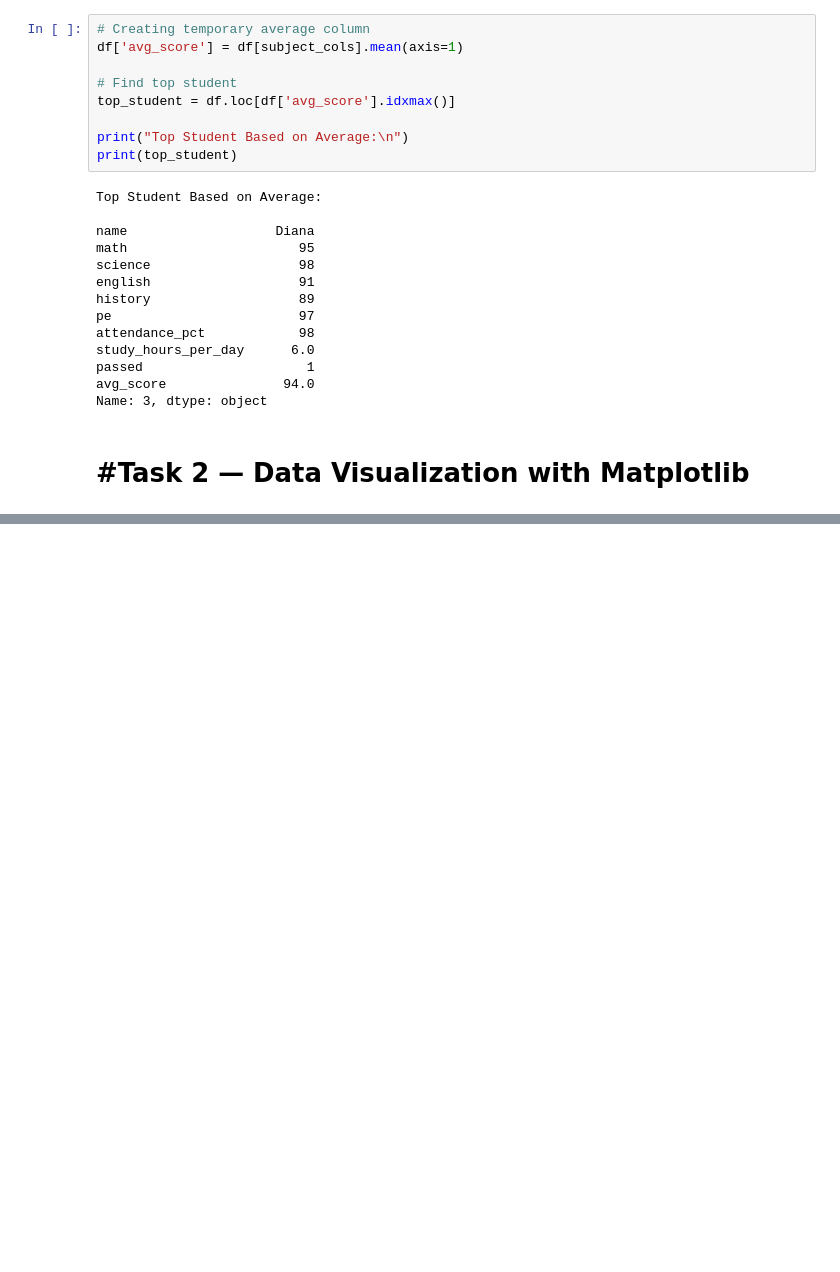
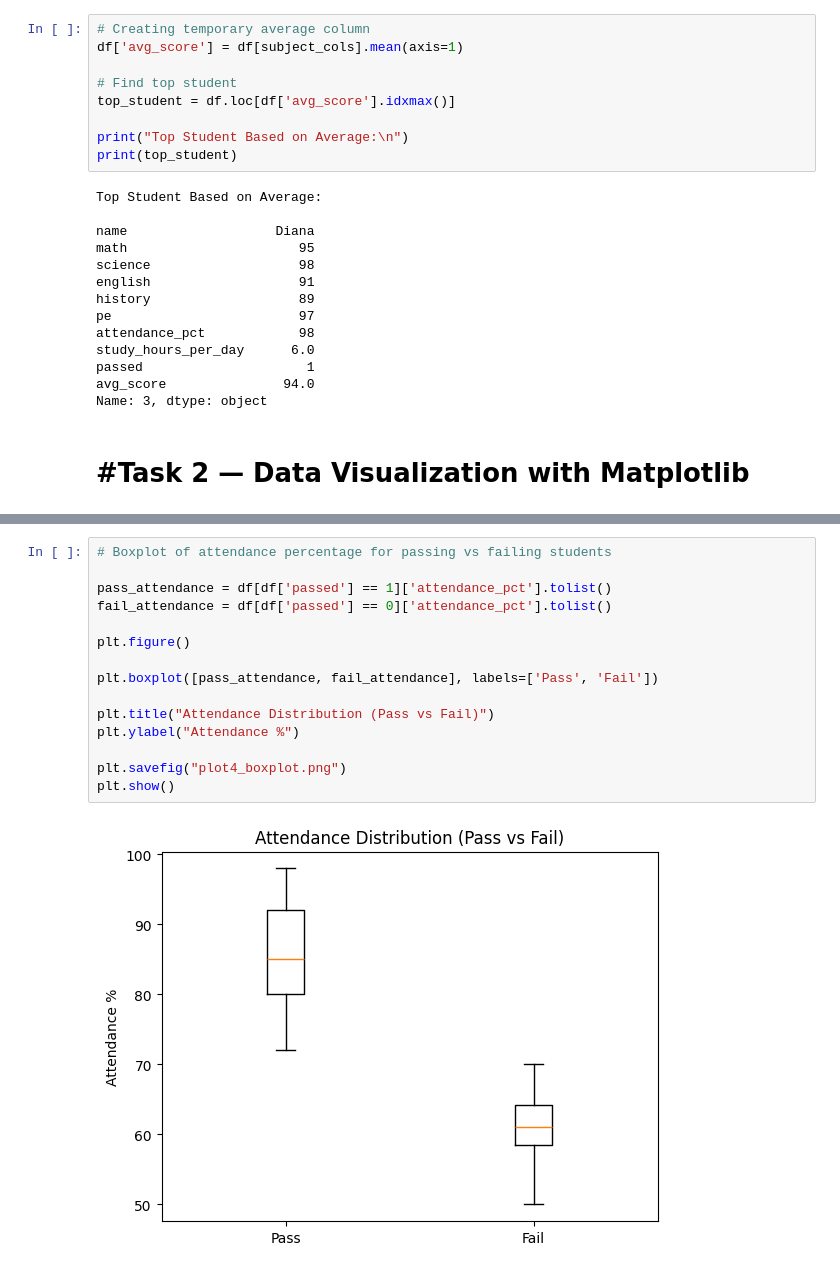
Before and after one commit to ShreyasRP94/assignment-03-Part4-bitsom_ba_2511032, a Jupyter notebook: python-assignment-part4/part4_visualization_ml.ipynb, the cells around one changed output, grey strips where cells are left out. Drawn from its saved outputs; the diff is of its cells as text; blank space fills up the shorter version.

```diff
--- a/python-assignment-part4/part4_visualization_ml.ipynb
+++ b/python-assignment-part4/part4_visualization_ml.ipynb
@@ -147,0 +209,17 @@ Name: 3, dtype: object
+# %%
+# Boxplot of attendance percentage for passing vs failing students
+
+pass_attendance = df[df['passed'] == 1]['attendance_pct'].tolist()
+fail_attendance = df[df['passed'] == 0]['attendance_pct'].tolist()
+
+plt.figure()
+
+plt.boxplot([pass_attendance, fail_attendance], labels=['Pass', 'Fail'])
+
+plt.title("Attendance Distribution (Pass vs Fail)")
+plt.ylabel("Attendance %")
+
+plt.savefig("plot4_boxplot.png")
+plt.show()
+# %% [output]
+[figure, added]
```
Also changed, not shown: parts of 7 cells of this notebook, 5 other files.
